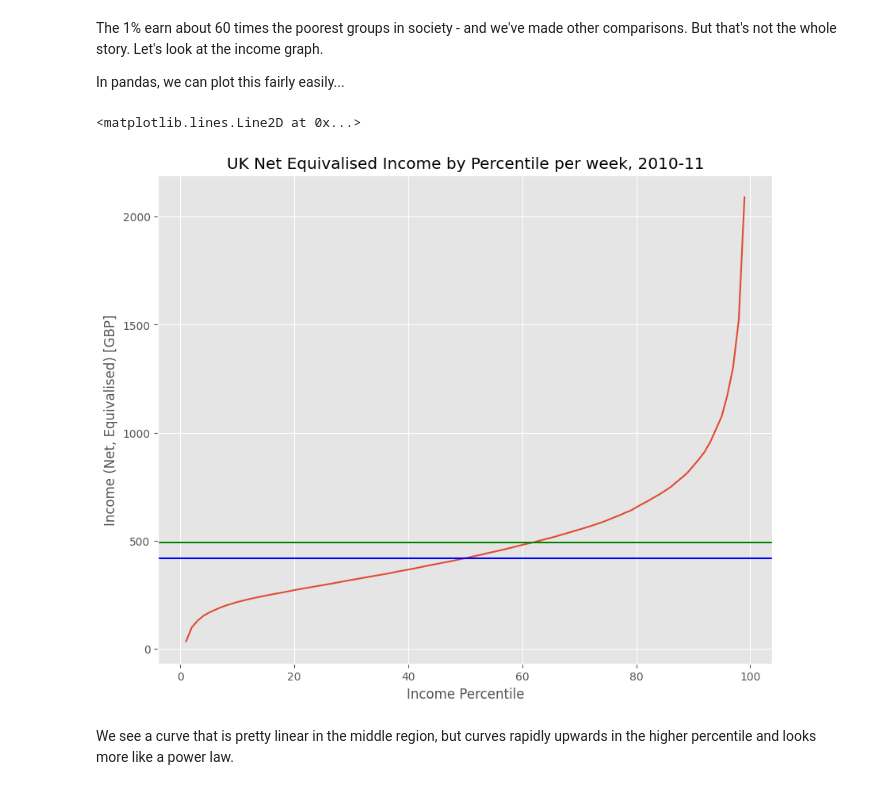
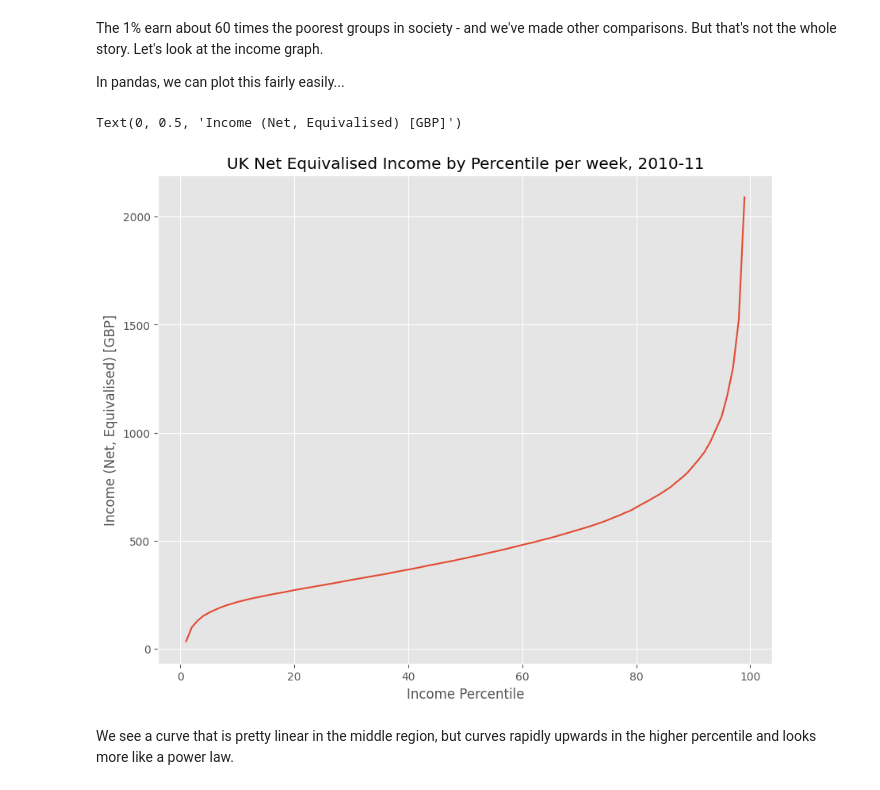
Before and after one commit to Aphra2/QM2, a Jupyter notebook: notebooks/W02. Pandas.ipynb, the cells around one changed output. Drawn from its saved outputs; the diff is of its cells as text; code cells hidden in the pictures.

```diff
--- a/notebooks/W02. Pandas.ipynb
+++ b/notebooks/W02. Pandas.ipynb
@@ -196,13 +193,11 @@ In pandas, we can plot this fairly easily...
 # %%
 income['Net equivalised household income in 2010-11, week'].plot()
 plt.title('UK Net Equivalised Income by Percentile per week, 2010-11')
 plt.xlabel('Income Percentile')
 plt.ylabel('Income (Net, Equivalised) [GBP]')
-plt.axhline(income['Net equivalised household income in 2010-11, week'].mean(), color='green')
-plt.axhline(income['Net equivalised household income in 2010-11, week'].median(), color='blue')
 # %% [output]
-<matplotlib.lines.Line2D at 0x...>
+Text(0, 0.5, 'Income (Net, Equivalised) [GBP]')
-[figure, old version]
+[figure, new version]
 # %% [markdown]
 We see a curve that is pretty linear in the middle region, but curves rapidly upwards in the higher percentile and looks more like a power law.
 # %% [markdown]
```
Also changed, not shown: parts of 8 cells of this notebook.
